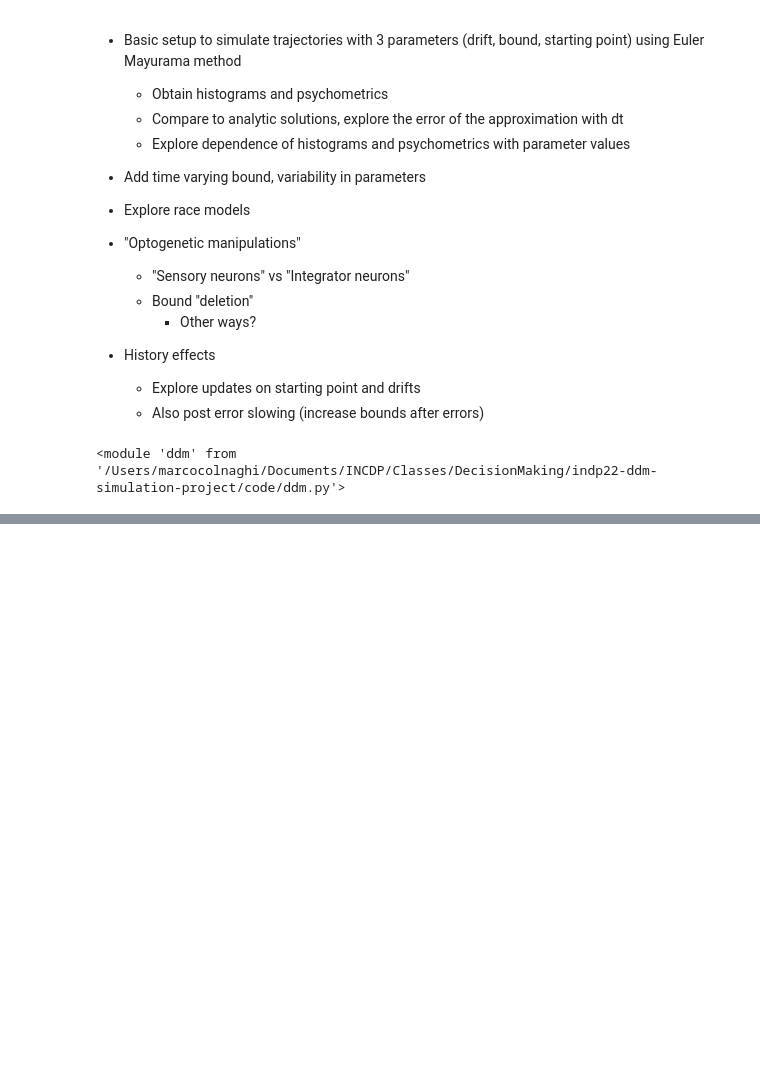
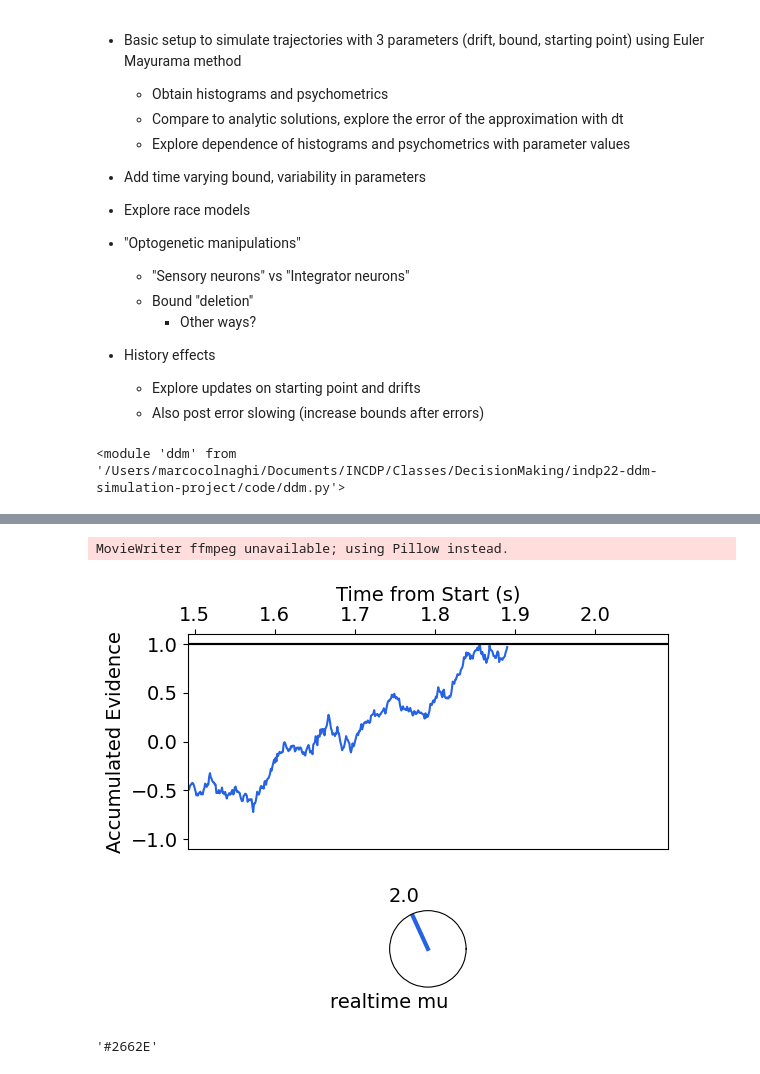
Before and after one commit to I-Pica/indp22-ddm-simulation-project, a Jupyter notebook: code/marco-sim-ddm.ipynb, the cells around one changed output, grey strips where cells are left out. Cells and saved outputs as stored; diff of their text form; code cells hidden in the pictures; blank space fills up the shorter version.

```diff
--- a/code/marco-sim-ddm.ipynb
+++ b/code/marco-sim-ddm.ipynb
@@ -60,0 +78,4 @@ ddm.plot_trajectories_and_RT(S, hits, errs, traj, mu, t, bins, colors)
+# %%
+mask = np.logical_and(t >= 0.2, t <= 0.7)
+optocolorHEX = np.tile('#FFA737', t.size)
+optocolorHEX[~mask] = colors[0]
@@ -61,3 +119,59 @@ ddm.plot_trajectories_and_RT(S, hits, errs, traj, mu, t, bins, colors)
+# %%
+thetas = np.tile(theta,2).T
+# %%
+import matplotlib.animation as animation
+from matplotlib.gridspec import GridSpec
+
+optocolor = [255/255, 167/255, 55/255, 0.3]
+trialID = 2
+rangeanim = np.sum(~np.isnan(ds_traj[trialID,:]))
+thetas[1,:] = -thetas[1,:]
+
+#fig, ax = plt.subplots(nrows=2, ncols=1, figsize=(6,6))
+fig = plt.figure()
+gs = GridSpec(3, 1, figure=fig)
+ax0 = fig.add_subplot(gs[0:-1, 0])
+ax1 = fig.add_subplot(gs[-1, 0], projection='polar')
+
+line, = ax0.plot(ds_t, ds_traj[trialID,:], color=colors[0])
+upperbound,lowerbounds = ax0.plot(ds_t, thetas.T, color='black')
+
+ax0.fill([0.2, 0.2, 0.7, 0.7], [-1, 1, 1, -1], color=optocolor)
+ax0.set_xlabel('Time from Start (s)')
+ax0.xaxis.set_label_position('top')
+ax0.set_ylabel('Accumulated Evidence')
+ax0.xaxis.tick_top()
+
+muline, = ax1.plot([mu[0], mu[0]], [0,1], linewidth = 3, color='#2662E4')
+ax1.set_rmax(1)
+ax1.set_rticks([])
+ax1.set_xticks(mu[0])
+ax1.grid(False)
+fig.tight_layout(pad=2.0)
+ax1.text(-2.6, 3,'realtime mu', wrap=True)
+
+def animate(i, ds_t, ds_traj, line, mu, ax1, optocolorHEX):
+    line.set_xdata(ds_t[:i])  # update the data.
+    line.set_ydata(ds_traj[trialID,:i])  # update the data.
+    line.axes.axis([ds_t[i]-0.4, ds_t[i]+0.2, -1.1, 1.1])
+    muline.set_xdata([mu[i], mu[i]])
+    ax1.set_xticks(mu[i])
+    ax1.set_xticklabels(mu[i])
+    muline.set_color(optocolorHEX[i])
+    return line,
+
+
+ani = animation.FuncAnimation(
+    fig, animate, rangeanim, fargs=[ds_t, ds_traj, line, mu, ax1, optocolorHEX], interval=20, save_count=50)
+ani.save('test.gif')
+plt.show()
+# %% [output]
+MovieWriter ffmpeg unavailable; using Pillow instead.
+[figure, added]
+# %%
+optocolorHEX[0]
+# %% [output]
+'#2662E'
 # %%
 # Run DDM simulations for different drifts
 n_mu = 21
```
Also changed, not shown: parts of 17 cells of this notebook, 2 other files.
